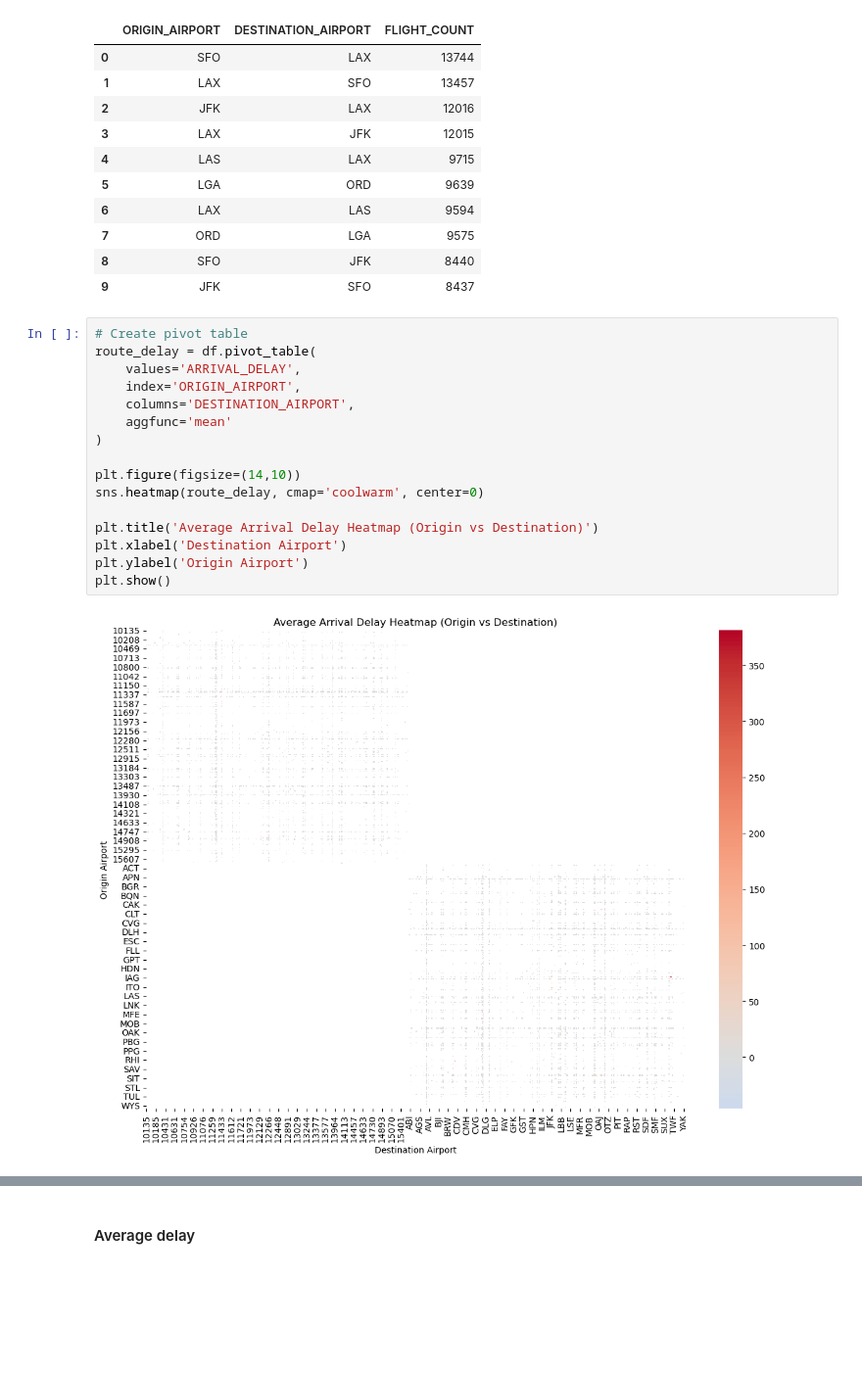
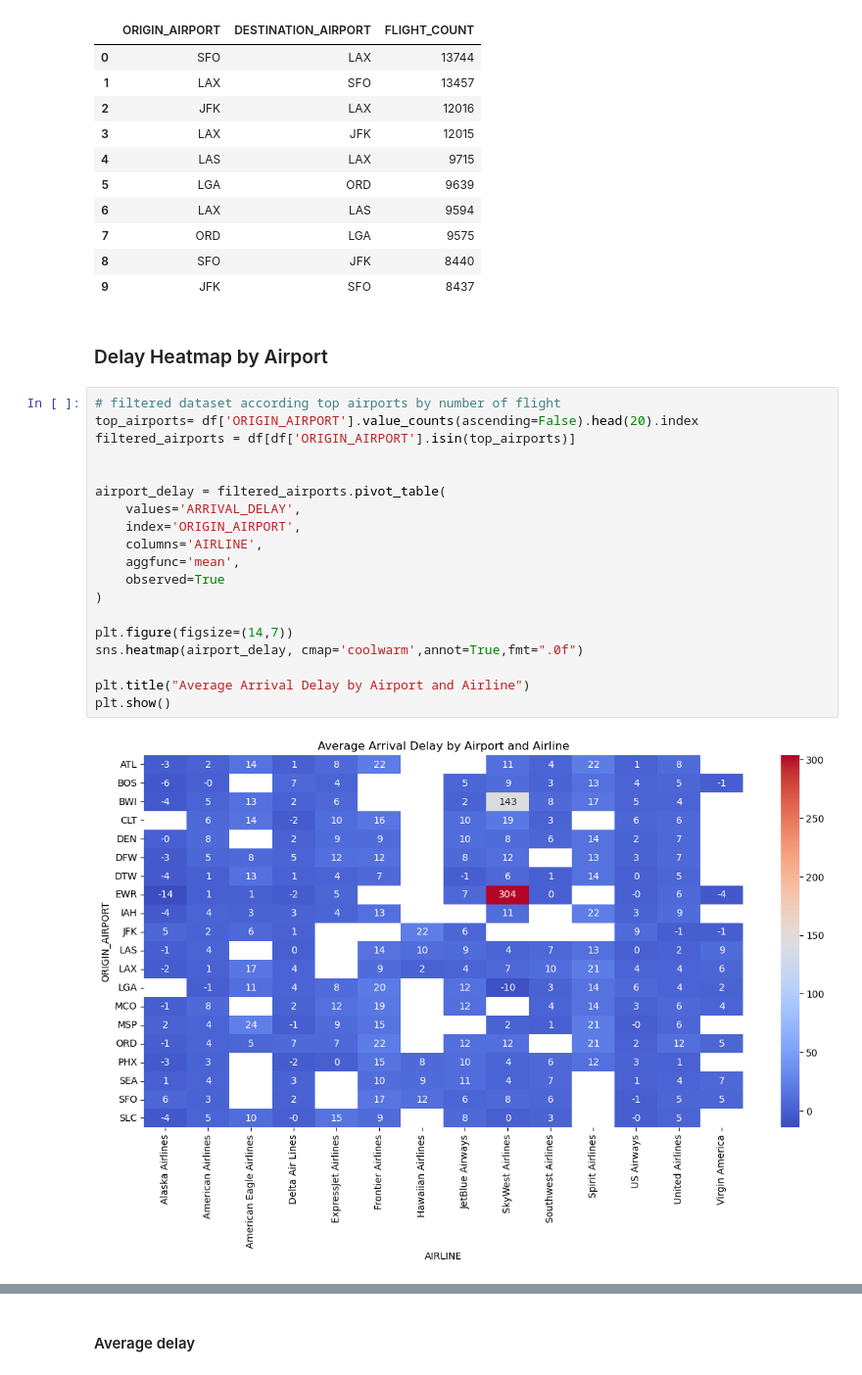
Before and after one commit to riTesh123-Ai/AirFly-Insights, a Jupyter notebook: AirFly Insights.ipynb, the cells around one changed output, grey strips where cells are left out. Shown at 98% size. Cells and saved outputs as stored; diff of their text form; blank space fills up the shorter version.

```diff
--- a/AirFly Insights.ipynb
+++ b/AirFly Insights.ipynb
@@ -890,21 +890,26 @@ top_origin_destination_pairs
 | 7 | ORD | LGA | 9575 |
 | 8 | SFO | JFK | 8440 |
 | 9 | JFK | SFO | 8437 |
-# %%
-# Create pivot table
-route_delay = df.pivot_table(
-    values='ARRIVAL_DELAY',
-    index='ORIGIN_AIRPORT',
-    columns='DESTINATION_AIRPORT',
-    aggfunc='mean'
-)
-
-plt.figure(figsize=(14,10))
-sns.heatmap(route_delay, cmap='coolwarm', center=0)
-
-plt.title('Average Arrival Delay Heatmap (Origin vs Destination)')
-plt.xlabel('Destination Airport')
-plt.ylabel('Origin Airport')
-plt.show()
-# %% [output]
-[figure, removed]
+# %% [markdown]
+### Delay Heatmap by Airport
+# %%
+# filtered dataset according top airports by number of flight
+top_airports= df['ORIGIN_AIRPORT'].value_counts(ascending=False).head(20).index
+filtered_airports = df[df['ORIGIN_AIRPORT'].isin(top_airports)]
+
+
+airport_delay = filtered_airports.pivot_table(
+    values='ARRIVAL_DELAY',
+    index='ORIGIN_AIRPORT',
+    columns='AIRLINE',
+    aggfunc='mean',
+    observed=True
+)
+
+plt.figure(figsize=(14,7))
+sns.heatmap(airport_delay, cmap='coolwarm',annot=True,fmt=".0f")
+
+plt.title("Average Arrival Delay by Airport and Airline")
+plt.show()
+# %% [output]
+[figure, added]
```
Also changed, not shown: parts of 25 cells of this notebook.
